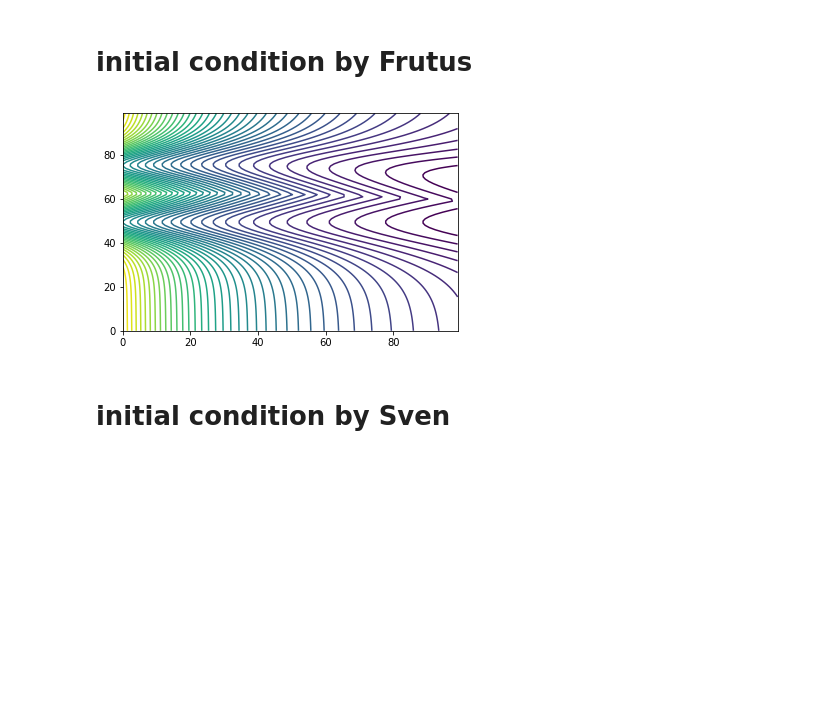
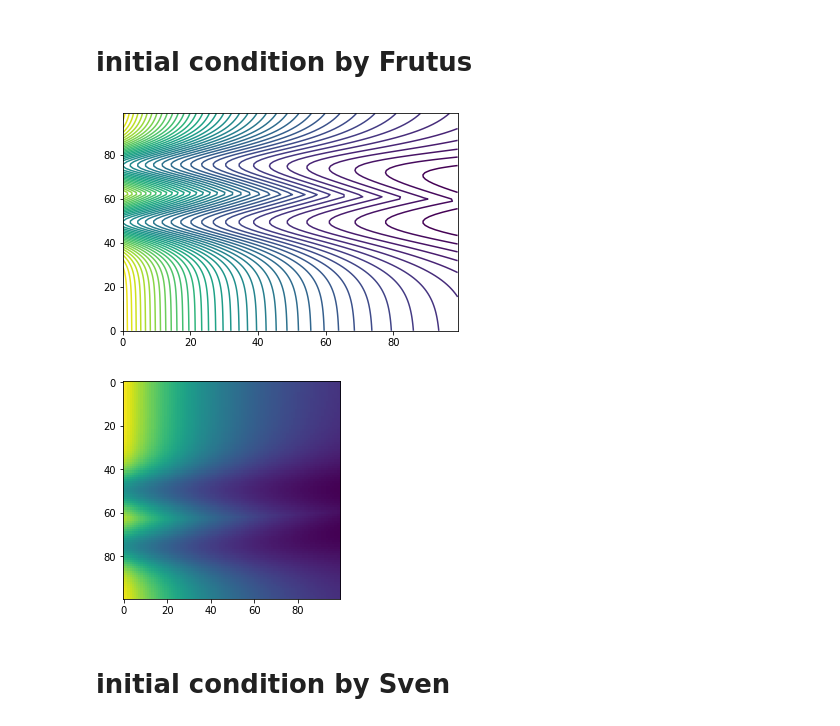
Before and after one commit to Brieden/HeSSoP, a Jupyter notebook: documentation_in_Jupyter_Notebook.ipynb, the cells around one changed output. Saved outputs shown, nothing was run; the diff lists cells and outputs as text; code cells hidden in the pictures; blank space fills up the shorter version.

```diff
--- a/documentation_in_Jupyter_Notebook.ipynb
+++ b/documentation_in_Jupyter_Notebook.ipynb
@@ -101,33 +101,36 @@ bx[0,X>=xsep] = ((s1*s2*(2*np.sqrt((2*p3[X>=xsep])/(p3[X>=xsep]*s3+s1))*
                 np.sinh(p8[X>=xsep]/c1)*c1*c2*p6[X>=xsep]*s1*X[X>=xsep]
                 - 2*np.sinh(p8[X>=xsep]/c1)*c1*p3[X>=xsep]
                 - 2*np.sinh(p8[X>=xsep]/c1)*c2*p3[X>=xsep]))/
                 (2*np.sqrt((2*p3[X>=xsep])/(p3[X>=xsep]*s3+s1))*
                  np.cosh(p8[X>=xsep]/c1)*c1*c2*p3[X>=xsep] *
                  p5[X>=xsep]*p6[X>=xsep]*(p3[X>=xsep]*s3+s1)))
 bz[0,X>=xsep] = (2*np.sinh(p8[X>=xsep]/c1)*p5[X>=xsep])/np.cosh(p8[X>=xsep]/c1)
 jy[0,X>=xsep] = c2*p0[X>=xsep]/(np.cosh(c2*X[X>=xsep]*np.sqrt(p0[X>=xsep]/2)))
 
 ax[:] = 0
 az[:] = 0
 by[:] = 0
 gauss[:] = 0
 rho[:] = p[:]*np.exp(-Z/ho)
 jx[:] = 0
 jz[:] = 0
 energy[:] = (p[:]/(gamma - 1) + (bx[:]*bx[:] + by[:]*by[:]+ bz[:]*bz[:])/(2*mu))
 eta[:] = (eta0*np.exp(-a*(Z-zcusp))*
                 np.tanh(abs(jy[:])))
 #                   np.tanh(abs(dble(xjy(n,i,j,k))),val)
 ex[:] = 0
 ey[:] = eta[:]*jy[:]
 ez[:] = 0
 
 
 
 plt.contour(energy[0, :, int(N_x/2)], 40)#, extent=(-0.5, 0.5, 0, 5))
 plt.show()
+plt.imshow(energy[0,:,int(N_x/2)])#, extent=(-0.5, 0.5, 0, 5))
+plt.show()
 # %% [output]
 [figure]
+[figure, added]
 # %% [markdown]
 # initial condition by Sven
 # %%
```
Also changed, not shown: parts of 1 cell of this notebook.
